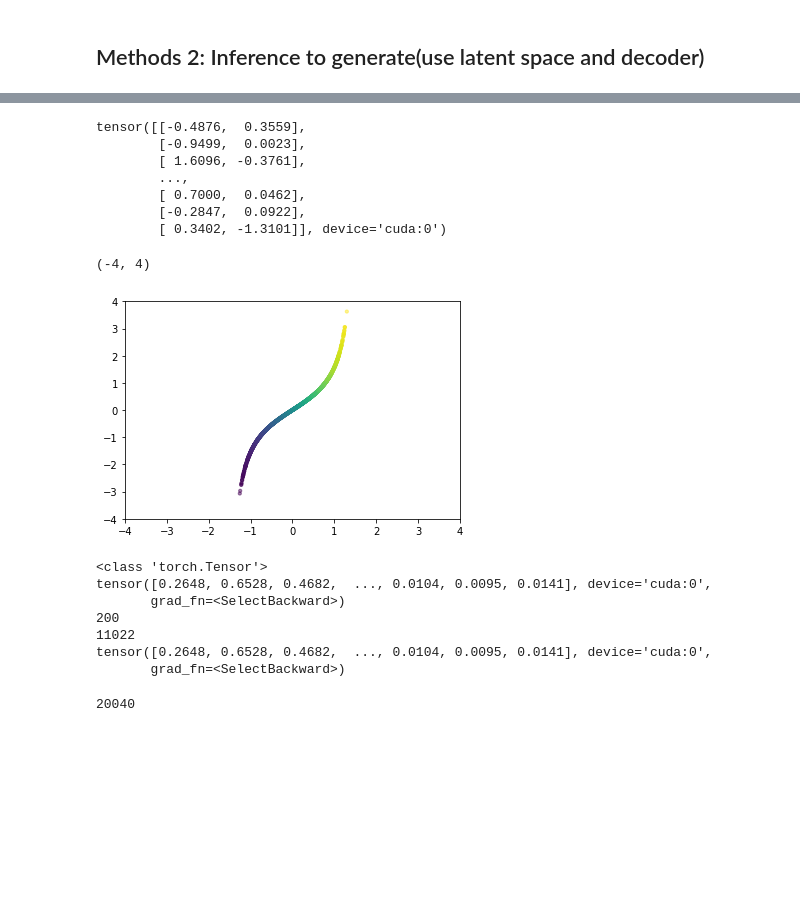
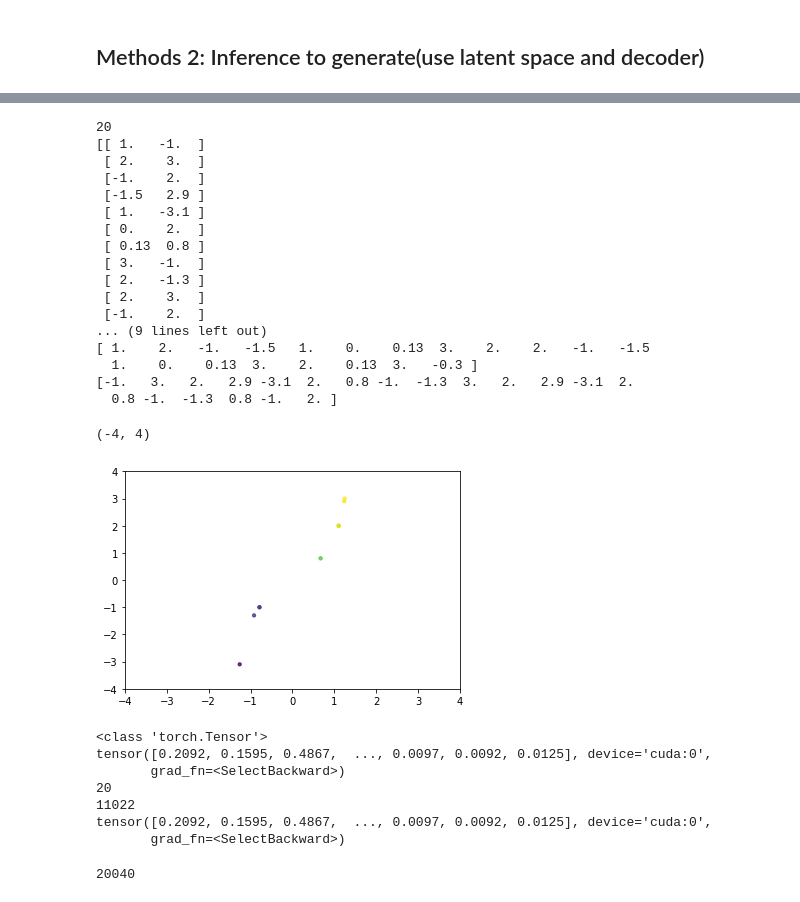
Before and after one commit to huangjiancong1/generate_signals, a Jupyter notebook: experiments/VAE_ALL_slides/Test_VAE with F_T_sensor_all_sides_scaled_unscaled_11_dim.ipynb, the cells around one changed output, grey strips where cells are left out. Drawn from its saved outputs; the diff is of its cells as text; code cells hidden in the pictures; blank space fills up the shorter version.

```diff
--- a/experiments/VAE_ALL_slides/Test_VAE with F_T_sensor_all_sides_scaled_unscaled_11_dim.ipynb
+++ b/experiments/VAE_ALL_slides/Test_VAE with F_T_sensor_all_sides_scaled_unscaled_11_dim.ipynb
@@ -299,34 +299,73 @@ plt.show()
 [figure]
 # %%
 # batch_size = 10
-z = torch.randn([batch_size*100, 2]).to(device)
+# z = torch.randn([batch_size*100, 2]).to(device)
+# a = torch.normal(mean=0,std=torch.arange(1,6))
 # z = np.random.normal(0,0.1,10)
-print(z)
+
+z = torch.tensor(
+    [[1,-1],
+    [2,3],
+    [-1,2],
+    [-1.5,2.9],
+    [1,-3.1],
+    [0,2],
+    [0.13, 0.8],
+    [3,-1],
+    [2,-1.3],
+    [2,3],
+    [-1,2],
+    [-1.5,2.9],
+    [1,-3.1],
+    [0,2],
+    [0.13, 0.8],
+    [3,-1],
+    [2,-1.3],
+    [0.13, 0.8],
+    [3,-1],
+    [-0.3,2]]
+                ).to(device)
+
+print(len(z))
+
 # z = torch.FloatTensor(z).to(device)
 visual_z = z.cpu().numpy()
+print(visual_z)
 
 import matplotlib.pyplot as plt
 import numpy as np
 X = visual_z[:,0]
+print(X)
 Y = visual_z[:,1]
+print(Y)
 
 colors = np.arctan(Y,X) # color
 
 plt.scatter(X, Y, s=10, c=colors, alpha=.5)
 plt.xlim(-4,4)
 plt.ylim(-4,4)
 
 # print(z)
 # %% [output]
-tensor([[-0.4876,  0.3559],
-        [-0.9499,  0.0023],
-        [ 1.6096, -0.3761],
-        ...,
-        [ 0.7000,  0.0462],
-        [-0.2847,  0.0922],
-        [ 0.3402, -1.3101]], device='cuda:0')
+20
+[[ 1.   -1.  ]
+ [ 2.    3.  ]
+ [-1.    2.  ]
+ [-1.5   2.9 ]
+ [ 1.   -3.1 ]
+ [ 0.    2.  ]
+ [ 0.13  0.8 ]
+ [ 3.   -1.  ]
+ [ 2.   -1.3 ]
+ [ 2.    3.  ]
+ [-1.    2.  ]
+... (9 lines left out)
+[ 1.    2.   -1.   -1.5   1.    0.    0.13  3.    2.    2.   -1.   -1.5
+  1.    0.    0.13  3.    2.    0.13  3.   -0.3 ]
+[-1.   3.   2.   2.9 -3.1  2.   0.8 -1.  -1.3  3.   2.   2.9 -3.1  2.
+  0.8 -1.  -1.3  0.8 -1.   2. ]
 (-4, 4)
-[figure, old version]
+[figure, new version]
 # %%
 recon_x = vae.decoder(z)
 # %%
@@ -339,11 +378,11 @@ print(len(recon_x[0]))
 print(recon_x[0])
 # %% [output]
 <class 'torch.Tensor'>
-tensor([0.2648, 0.6528, 0.4682,  ..., 0.0104, 0.0095, 0.0141], device='cuda:0',
+tensor([0.2092, 0.1595, 0.4867,  ..., 0.0097, 0.0092, 0.0125], device='cuda:0',
        grad_fn=<SelectBackward>)
-200
+20
 11022
-tensor([0.2648, 0.6528, 0.4682,  ..., 0.0104, 0.0095, 0.0141], device='cuda:0',
+tensor([0.2092, 0.1595, 0.4867,  ..., 0.0097, 0.0092, 0.0125], device='cuda:0',
        grad_fn=<SelectBackward>)
 # %%
 recon_x = recon_x.view(batch_size,1002,11)
```
Also changed, not shown: parts of 5 cells of this notebook, 1 other file.
